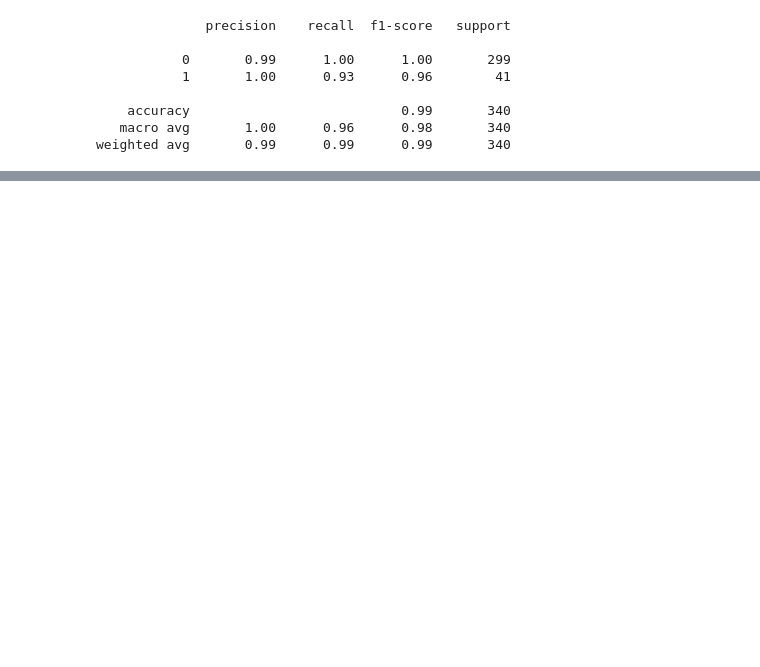
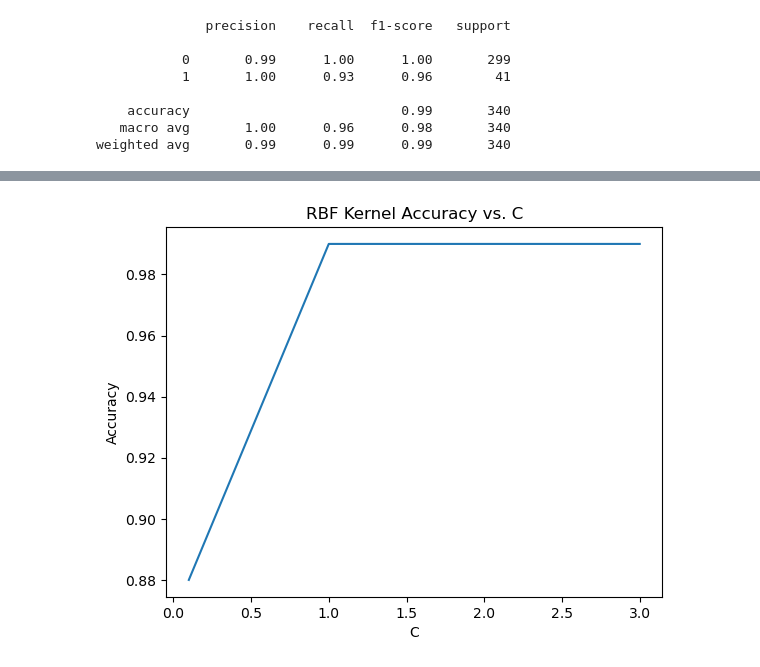
Before and after one commit to aruuuke/CreditRisk, a Jupyter notebook: SVM Project.ipynb, the cells around one changed output, grey strips where cells are left out. Saved outputs shown, nothing was run; the diff lists cells and outputs as text; code cells hidden in the pictures; blank space fills up the shorter version.

```diff
--- a/SVM Project.ipynb
+++ b/SVM Project.ipynb
@@ -654,0 +792,4 @@ weighted avg       1.00      1.00      1.00       340
+# %%
+rbf_plot()
+# %% [output]
+[figure, added]
```
Also changed, not shown: parts of 20 cells of this notebook.
